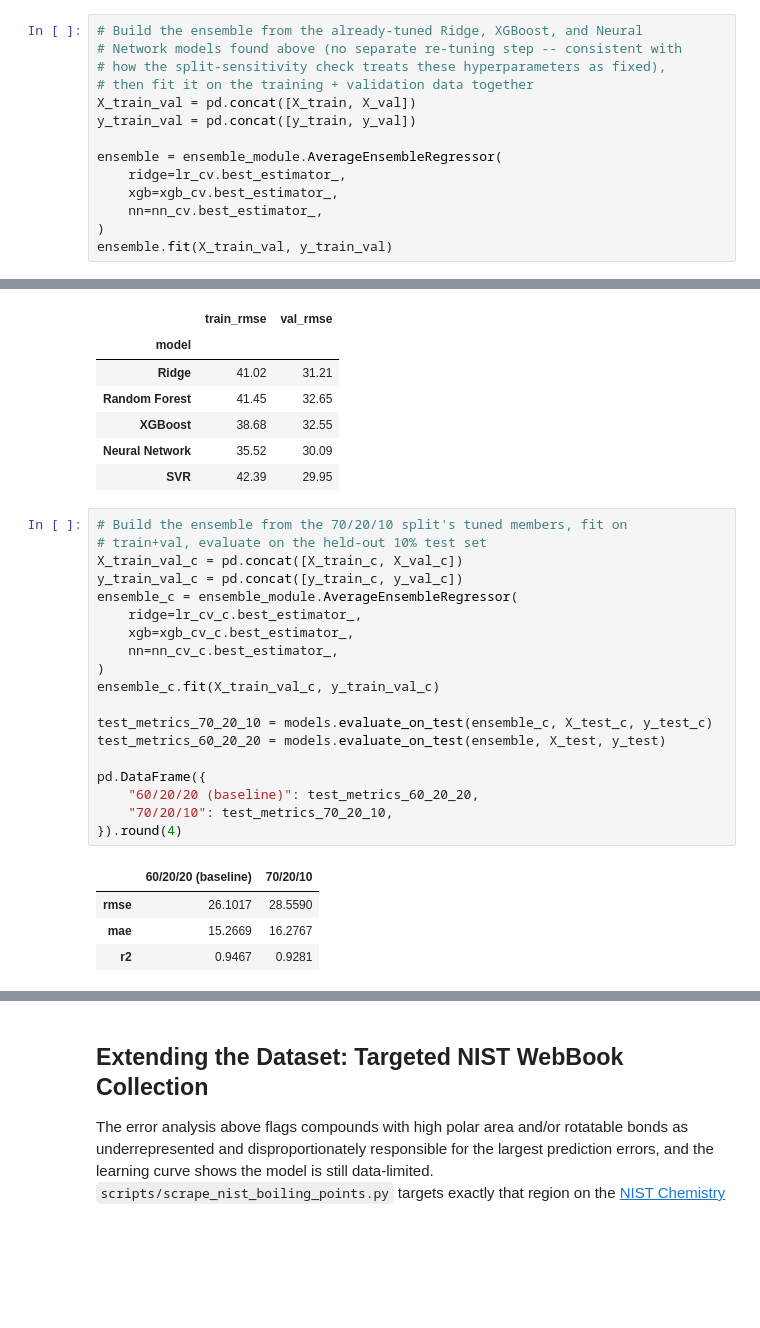
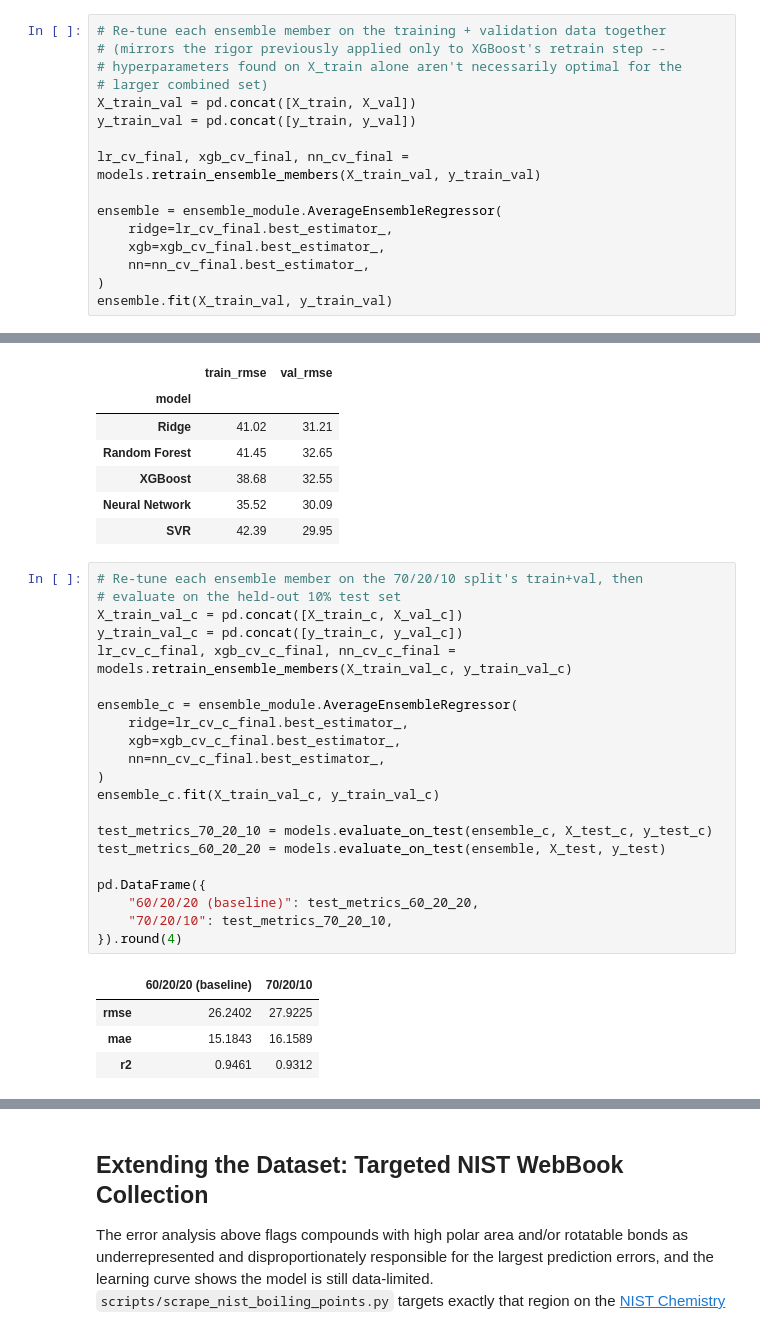
Before and after one commit to JShi12/Predict-Organic-Chemical-Boiling-Point, a Jupyter notebook: Boiling_Point_Predicter.ipynb, the cells around one changed output, grey strips where cells are left out. Saved outputs shown, nothing was run; the diff lists cells and outputs as text; blank space fills up the shorter version.

```diff
--- a/Boiling_Point_Predicter.ipynb
+++ b/Boiling_Point_Predicter.ipynb
@@ -527,17 +527,19 @@ out for being the least stable across splits (highest variance here, ±6.6 vs
 # %% [markdown]
 # Build the Ensemble
 # %%
-# Build the ensemble from the already-tuned Ridge, XGBoost, and Neural
-# Network models found above (no separate re-tuning step -- consistent with
-# how the split-sensitivity check treats these hyperparameters as fixed),
-# then fit it on the training + validation data together
+# Re-tune each ensemble member on the training + validation data together
+# (mirrors the rigor previously applied only to XGBoost's retrain step --
+# hyperparameters found on X_train alone aren't necessarily optimal for the
+# larger combined set)
 X_train_val = pd.concat([X_train, X_val])
 y_train_val = pd.concat([y_train, y_val])
 
+lr_cv_final, xgb_cv_final, nn_cv_final = models.retrain_ensemble_members(X_train_val, y_train_val)
+
 ensemble = ensemble_module.AverageEnsembleRegressor(
-    ridge=lr_cv.best_estimator_,
-    xgb=xgb_cv.best_estimator_,
-    nn=nn_cv.best_estimator_,
+    ridge=lr_cv_final.best_estimator_,
+    xgb=xgb_cv_final.best_estimator_,
+    nn=nn_cv_final.best_estimator_,
 )
 ensemble.fit(X_train_val, y_train_val)
 # %% [output]
@@ -812,27 +811,29 @@ comparison_70_20_10.round(2)
 | Neural Network | 35.52 | 30.09 |
 | SVR | 42.39 | 29.95 |
 # %%
-# Build the ensemble from the 70/20/10 split's tuned members, fit on
-# train+val, evaluate on the held-out 10% test set
+# Re-tune each ensemble member on the 70/20/10 split's train+val, then
+# evaluate on the held-out 10% test set
 X_train_val_c = pd.concat([X_train_c, X_val_c])
 y_train_val_c = pd.concat([y_train_c, y_val_c])
+lr_cv_c_final, xgb_cv_c_final, nn_cv_c_final = models.retrain_ensemble_members(X_train_val_c, y_train_val_c)
+
 ensemble_c = ensemble_module.AverageEnsembleRegressor(
-    ridge=lr_cv_c.best_estimator_,
-    xgb=xgb_cv_c.best_estimator_,
-    nn=nn_cv_c.best_estimator_,
+    ridge=lr_cv_c_final.best_estimator_,
+    xgb=xgb_cv_c_final.best_estimator_,
+    nn=nn_cv_c_final.best_estimator_,
 )
 ensemble_c.fit(X_train_val_c, y_train_val_c)
 
 test_metrics_70_20_10 = models.evaluate_on_test(ensemble_c, X_test_c, y_test_c)
 test_metrics_60_20_20 = models.evaluate_on_test(ensemble, X_test, y_test)
 
 pd.DataFrame({
     "60/20/20 (baseline)": test_metrics_60_20_20,
     "70/20/10": test_metrics_70_20_10,
 }).round(4)
 # %% [output]
 |  | 60/20/20 (baseline) | 70/20/10 |
-| rmse | 26.1017 | 28.5590 |
-| mae | 15.2669 | 16.2767 |
-| r2 | 0.9467 | 0.9281 |
+| rmse | 26.2402 | 27.9225 |
+| mae | 15.1843 | 16.1589 |
+| r2 | 0.9461 | 0.9312 |
 # %% [markdown]
```
Also changed, not shown: parts of 18 cells of this notebook, 7 other files.
